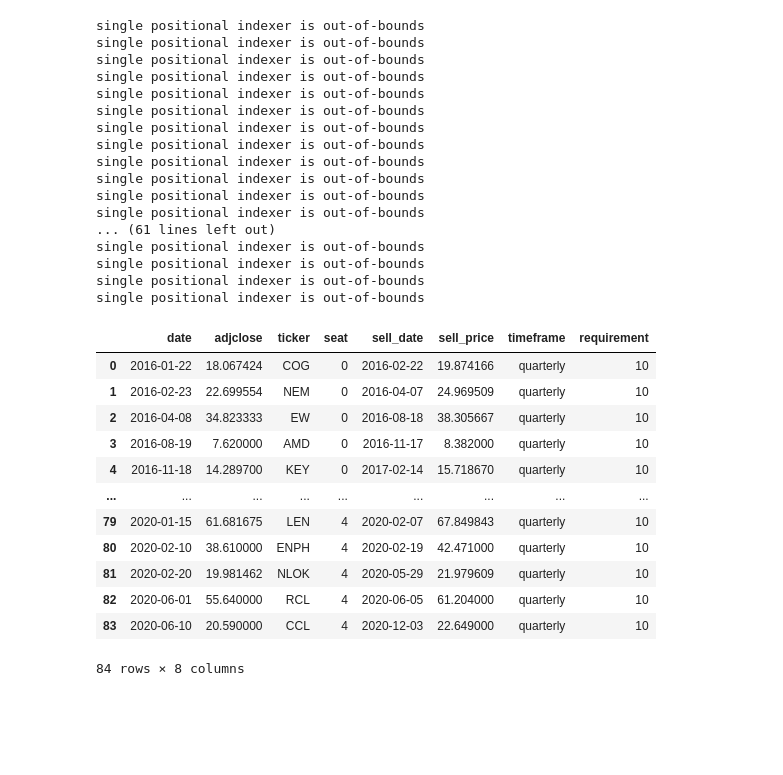
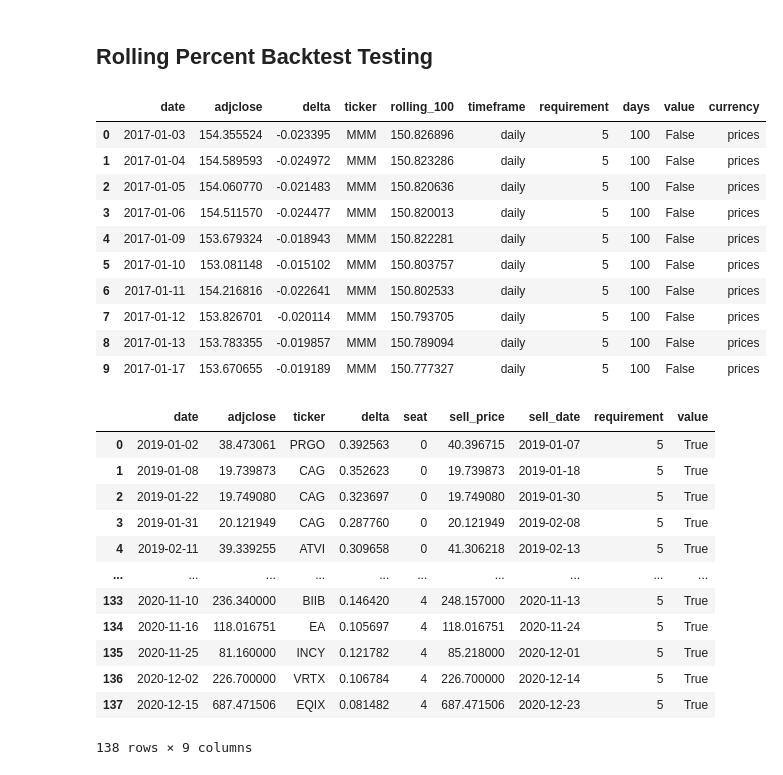
Before and after one commit to chung-ejy/longshot, a Jupyter notebook: backtester_testing.ipynb, the cells around one changed output. Saved outputs shown, nothing was run; the diff lists cells and outputs as text; code cells hidden in the pictures; blank space fills up the shorter version.

```diff
--- a/backtester_testing.ipynb
+++ b/backtester_testing.ipynb
@@ -82,37 +14,2 @@ rpt
-# %%
-pr = StratFact.create_strat(start,end,"progress_report",params={"timeframe":"quarterly"
-                    ,"requirement":10})
-pr.subscribe()
-prt = Backtester.equity_timeseries_backtest(start,end,5,pr)
-prt
-# %% [output]
-single positional indexer is out-of-bounds
-single positional indexer is out-of-bounds
-single positional indexer is out-of-bounds
-single positional indexer is out-of-bounds
-single positional indexer is out-of-bounds
-single positional indexer is out-of-bounds
-single positional indexer is out-of-bounds
-single positional indexer is out-of-bounds
-single positional indexer is out-of-bounds
-single positional indexer is out-of-bounds
-single positional indexer is out-of-bounds
-single positional indexer is out-of-bounds
-... (61 lines left out)
-single positional indexer is out-of-bounds
-single positional indexer is out-of-bounds
-single positional indexer is out-of-bounds
-single positional indexer is out-of-bounds
-|  | date | adjclose | ticker | seat | sell_date | sell_price | timeframe | requirement |
-| 0 | 2016-01-22 | 18.067424 | COG | 0 | 2016-02-22 | 19.874166 | quarterly | 10 |
-| 1 | 2016-02-23 | 22.699554 | NEM | 0 | 2016-04-07 | 24.969509 | quarterly | 10 |
-| 2 | 2016-04-08 | 34.823333 | EW | 0 | 2016-08-18 | 38.305667 | quarterly | 10 |
-| 3 | 2016-08-19 | 7.620000 | AMD | 0 | 2016-11-17 | 8.382000 | quarterly | 10 |
-| 4 | 2016-11-18 | 14.289700 | KEY | 0 | 2017-02-14 | 15.718670 | quarterly | 10 |
-| ... | ... | ... | ... | ... | ... | ... | ... | ... |
-| 79 | 2020-01-15 | 61.681675 | LEN | 4 | 2020-02-07 | 67.849843 | quarterly | 10 |
-| 80 | 2020-02-10 | 38.610000 | ENPH | 4 | 2020-02-19 | 42.471000 | quarterly | 10 |
-| 81 | 2020-02-20 | 19.981462 | NLOK | 4 | 2020-05-29 | 21.979609 | quarterly | 10 |
-| 82 | 2020-06-01 | 55.640000 | RCL | 4 | 2020-06-05 | 61.204000 | quarterly | 10 |
-| 83 | 2020-06-10 | 20.590000 | CCL | 4 | 2020-12-03 | 22.649000 | quarterly | 10 |
-84 rows × 8 columns
+# %% [markdown]
+## Rolling Percent Backtest Testing
@@ -118,0 +24,14 @@ single positional indexer is out-of-bounds
+# %%
+sim.head(10)
+# %% [output]
+|  | date | adjclose | delta | ticker | rolling_100 | timeframe | requirement | days | value | currency |
+| 0 | 2017-01-03 | 154.355524 | -0.023395 | MMM | 150.826896 | daily | 5 | 100 | False | prices |
+| 1 | 2017-01-04 | 154.589593 | -0.024972 | MMM | 150.823286 | daily | 5 | 100 | False | prices |
+| 2 | 2017-01-05 | 154.060770 | -0.021483 | MMM | 150.820636 | daily | 5 | 100 | False | prices |
+| 3 | 2017-01-06 | 154.511570 | -0.024477 | MMM | 150.820013 | daily | 5 | 100 | False | prices |
+| 4 | 2017-01-09 | 153.679324 | -0.018943 | MMM | 150.822281 | daily | 5 | 100 | False | prices |
+| 5 | 2017-01-10 | 153.081148 | -0.015102 | MMM | 150.803757 | daily | 5 | 100 | False | prices |
+| 6 | 2017-01-11 | 154.216816 | -0.022641 | MMM | 150.802533 | daily | 5 | 100 | False | prices |
+| 7 | 2017-01-12 | 153.826701 | -0.020114 | MMM | 150.793705 | daily | 5 | 100 | False | prices |
+| 8 | 2017-01-13 | 153.783355 | -0.019857 | MMM | 150.789094 | daily | 5 | 100 | False | prices |
+| 9 | 2017-01-17 | 153.670655 | -0.019189 | MMM | 150.777327 | daily | 5 | 100 | False | prices |
@@ -118,0 +118,16 @@ single positional indexer is out-of-bounds
+# %%
+t
+# %% [output]
+|  | date | adjclose | ticker | delta | seat | sell_price | sell_date | requirement | value |
+| 0 | 2019-01-02 | 38.473061 | PRGO | 0.392563 | 0 | 40.396715 | 2019-01-07 | 5 | True |
+| 1 | 2019-01-08 | 19.739873 | CAG | 0.352623 | 0 | 19.739873 | 2019-01-18 | 5 | True |
+| 2 | 2019-01-22 | 19.749080 | CAG | 0.323697 | 0 | 19.749080 | 2019-01-30 | 5 | True |
+| 3 | 2019-01-31 | 20.121949 | CAG | 0.287760 | 0 | 20.121949 | 2019-02-08 | 5 | True |
+| 4 | 2019-02-11 | 39.339255 | ATVI | 0.309658 | 0 | 41.306218 | 2019-02-13 | 5 | True |
+| ... | ... | ... | ... | ... | ... | ... | ... | ... | ... |
+| 133 | 2020-11-10 | 236.340000 | BIIB | 0.146420 | 4 | 248.157000 | 2020-11-13 | 5 | True |
+| 134 | 2020-11-16 | 118.016751 | EA | 0.105697 | 4 | 118.016751 | 2020-11-24 | 5 | True |
+| 135 | 2020-11-25 | 81.160000 | INCY | 0.121782 | 4 | 85.218000 | 2020-12-01 | 5 | True |
+| 136 | 2020-12-02 | 226.700000 | VRTX | 0.106784 | 4 | 226.700000 | 2020-12-14 | 5 | True |
+| 137 | 2020-12-15 | 687.471506 | EQIX | 0.081482 | 4 | 687.471506 | 2020-12-23 | 5 | True |
+138 rows × 9 columns
```
Also changed, not shown: parts of 30 cells of this notebook, 12 other files.
